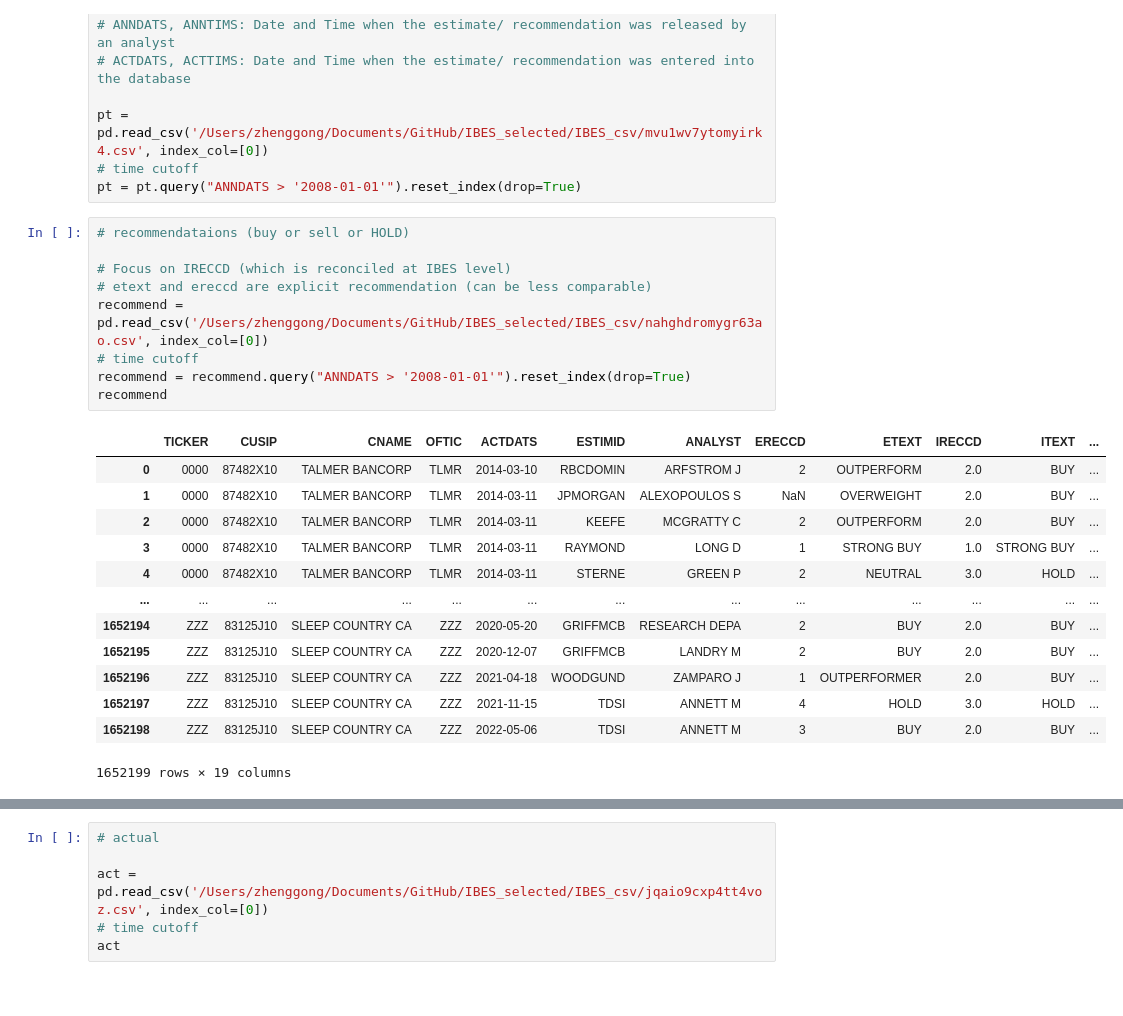
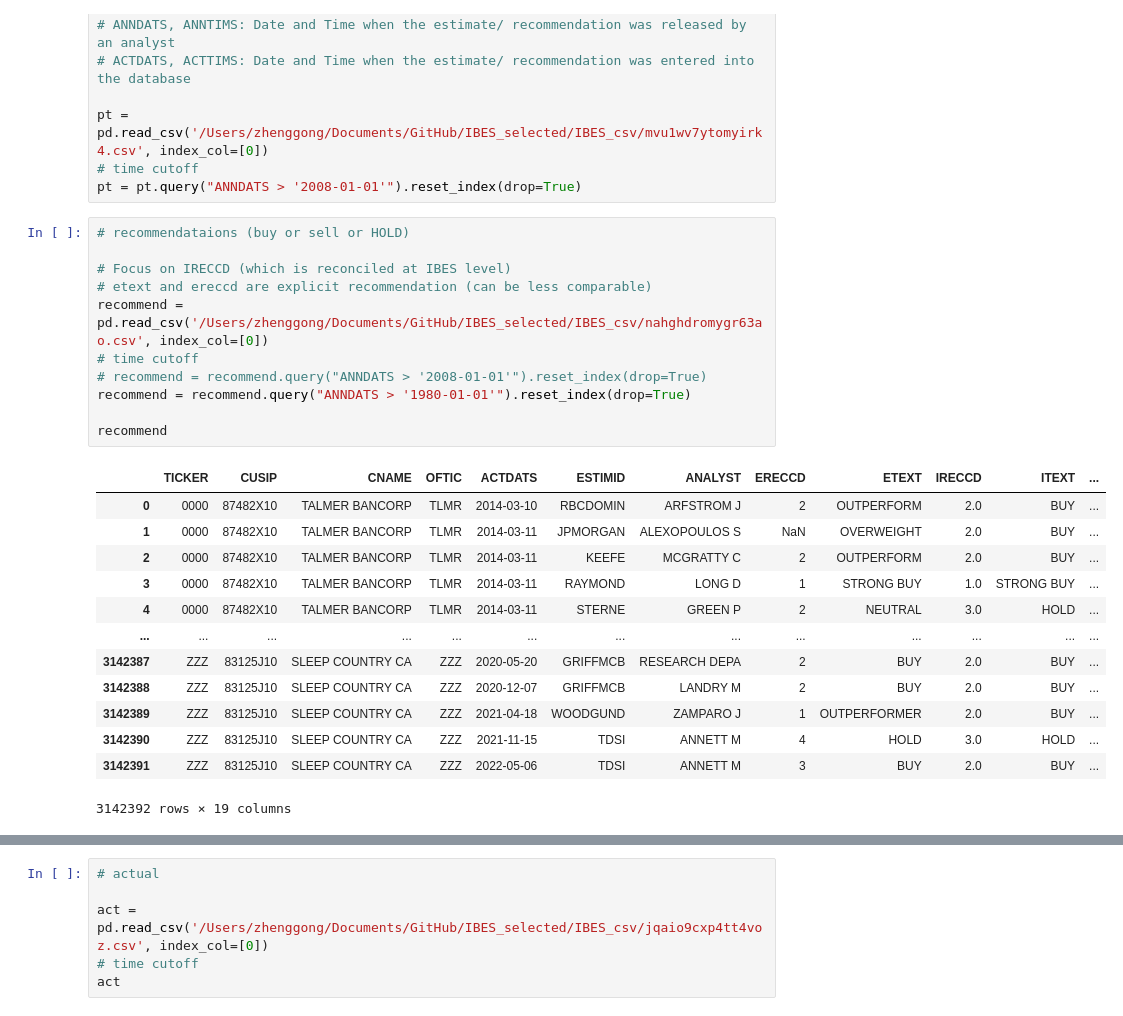
Before and after one commit to ZhengGong-hub/IBES_selected, a Jupyter notebook: runnables/explore.ipynb, the cells around one changed output, grey strips where cells are left out. Cells and saved outputs as stored; diff of their text form.

```diff
--- a/runnables/explore.ipynb
+++ b/runnables/explore.ipynb
@@ -17,23 +17,25 @@ pt = pt.query("ANNDATS > '2008-01-01'").reset_index(drop=True)
 # %%
 # recommendataions (buy or sell or HOLD)
 
 # Focus on IRECCD (which is reconciled at IBES level)
 # etext and ereccd are explicit recommendation (can be less comparable)
 recommend = pd.read_csv('/Users/zhenggong/Documents/GitHub/IBES_selected/IBES_csv/nahghdromygr63ao.csv', index_col=[0])
 # time cutoff
-recommend = recommend.query("ANNDATS > '2008-01-01'").reset_index(drop=True)
+# recommend = recommend.query("ANNDATS > '2008-01-01'").reset_index(drop=True)
+recommend = recommend.query("ANNDATS > '1980-01-01'").reset_index(drop=True)
+
 recommend
 # %% [output]
 |  | TICKER | CUSIP | CNAME | OFTIC | ACTDATS | ESTIMID | ANALYST | ERECCD | ETEXT | IRECCD | ITEXT | ... |
 | 0 | 0000 | 87482X10 | TALMER BANCORP | TLMR | 2014-03-10 | RBCDOMIN | ARFSTROM J | 2 | OUTPERFORM | 2.0 | BUY | ... |
 | 1 | 0000 | 87482X10 | TALMER BANCORP | TLMR | 2014-03-11 | JPMORGAN | ALEXOPOULOS S | NaN | OVERWEIGHT | 2.0 | BUY | ... |
 | 2 | 0000 | 87482X10 | TALMER BANCORP | TLMR | 2014-03-11 | KEEFE | MCGRATTY C | 2 | OUTPERFORM | 2.0 | BUY | ... |
 | 3 | 0000 | 87482X10 | TALMER BANCORP | TLMR | 2014-03-11 | RAYMOND | LONG D | 1 | STRONG BUY | 1.0 | STRONG BUY | ... |
 | 4 | 0000 | 87482X10 | TALMER BANCORP | TLMR | 2014-03-11 | STERNE | GREEN P | 2 | NEUTRAL | 3.0 | HOLD | ... |
 | ... | ... | ... | ... | ... | ... | ... | ... | ... | ... | ... | ... | ... |
-| 1652194 | ZZZ | 83125J10 | SLEEP COUNTRY CA | ZZZ | 2020-05-20 | GRIFFMCB | RESEARCH DEPA | 2 | BUY | 2.0 | BUY | ... |
-| 1652195 | ZZZ | 83125J10 | SLEEP COUNTRY CA | ZZZ | 2020-12-07 | GRIFFMCB | LANDRY M | 2 | BUY | 2.0 | BUY | ... |
-| 1652196 | ZZZ | 83125J10 | SLEEP COUNTRY CA | ZZZ | 2021-04-18 | WOODGUND | ZAMPARO J | 1 | OUTPERFORMER | 2.0 | BUY | ... |
-| 1652197 | ZZZ | 83125J10 | SLEEP COUNTRY CA | ZZZ | 2021-11-15 | TDSI | ANNETT M | 4 | HOLD | 3.0 | HOLD | ... |
-| 1652198 | ZZZ | 83125J10 | SLEEP COUNTRY CA | ZZZ | 2022-05-06 | TDSI | ANNETT M | 3 | BUY | 2.0 | BUY | ... |
+| 3142387 | ZZZ | 83125J10 | SLEEP COUNTRY CA | ZZZ | 2020-05-20 | GRIFFMCB | RESEARCH DEPA | 2 | BUY | 2.0 | BUY | ... |
+| 3142388 | ZZZ | 83125J10 | SLEEP COUNTRY CA | ZZZ | 2020-12-07 | GRIFFMCB | LANDRY M | 2 | BUY | 2.0 | BUY | ... |
+| 3142389 | ZZZ | 83125J10 | SLEEP COUNTRY CA | ZZZ | 2021-04-18 | WOODGUND | ZAMPARO J | 1 | OUTPERFORMER | 2.0 | BUY | ... |
+| 3142390 | ZZZ | 83125J10 | SLEEP COUNTRY CA | ZZZ | 2021-11-15 | TDSI | ANNETT M | 4 | HOLD | 3.0 | HOLD | ... |
+| 3142391 | ZZZ | 83125J10 | SLEEP COUNTRY CA | ZZZ | 2022-05-06 | TDSI | ANNETT M | 3 | BUY | 2.0 | BUY | ... |
-1652199 rows × 19 columns
+3142392 rows × 19 columns
```
Also changed, not shown: parts of 1 cell of this notebook, 33 other files.
